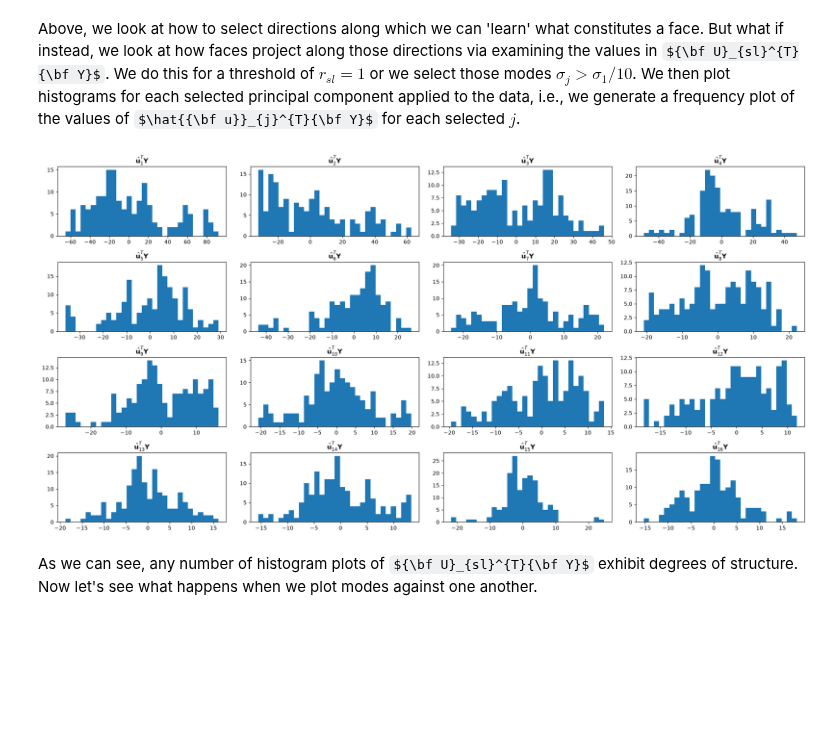
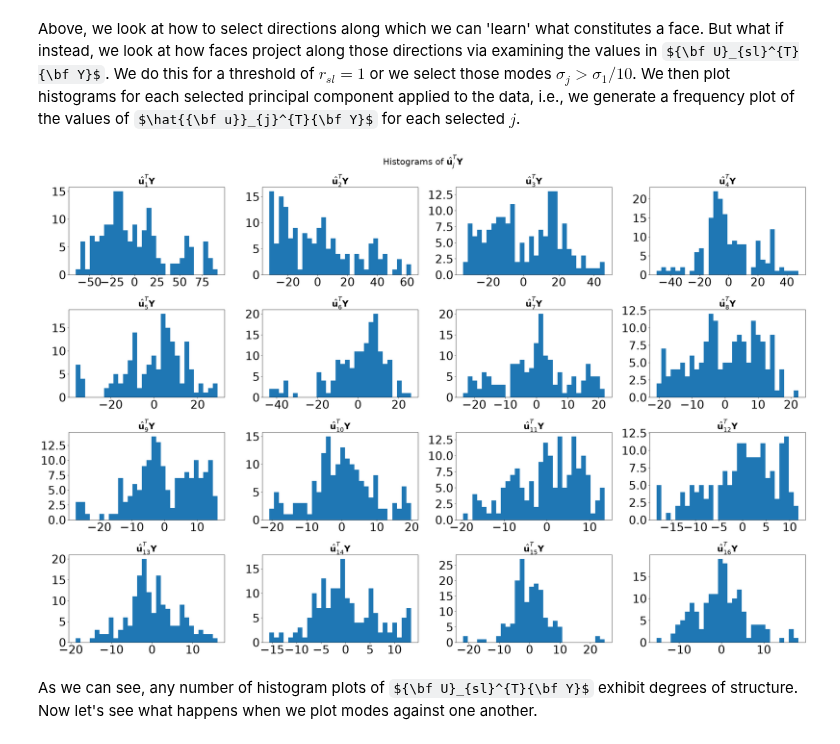
Before and after one commit to aadib2/Math_540_Fall_2026, a Jupyter notebook: Lecture_Notes_and_Code/Unsupervised_Learning/Applications_of_the_SVD_and_Cluster_Analysis.ipynb, the cells around one changed output. Drawn from its saved outputs; the diff is of its cells as text; code cells hidden in the pictures; some formulas as TeX source; blank space fills up the shorter version.

```diff
--- a/Lecture_Notes_and_Code/Unsupervised_Learning/Applications_of_the_SVD_and_Cluster_Analysis.ipynb
+++ b/Lecture_Notes_and_Code/Unsupervised_Learning/Applications_of_the_SVD_and_Cluster_Analysis.ipynb
@@ -324,21 +324,24 @@ Above, we look at how to select directions along which we can 'learn' what const
 # %%
 zero_avg, avg = zero_mean(image_mat)
 u, s = mode_builder(zero_avg)
 u_red = mode_selector(u, s, 1.)
 
 projected_images = u_red.T @ zero_avg
 num_modes = u_red.shape[1]
 
-fig, axes = plt.subplots(4, 4, figsize=(20, 10))
+fig, axes = plt.subplots(4, 4, figsize=(30, 20))
+plt.rcParams.update({'font.size': 20})
+
 ax = axes.ravel()
 num_bins = 30
 for jj in range(16):
   ax[jj].hist(projected_images[jj, :], bins=num_bins)
   jstr = str(jj+1)
   ax[jj].set_title(r"$\hat{{\bf u}}_{%s}^{T}{\bf Y}$" %jstr)
+plt.suptitle(r"Histograms of $\hat{{\bf u}}_{j}^{T}{\bf Y}$");
 plt.tight_layout()
 # %% [output]
-[figure, old version]
+[figure, new version]
 # %% [markdown]
 As we can see, any number of histogram plots of ${\bf U}_{sl}^{T}{\bf Y}$ exhibit degrees of structure.  Now let's see what happens when we plot modes against one another.
 # %%
```
